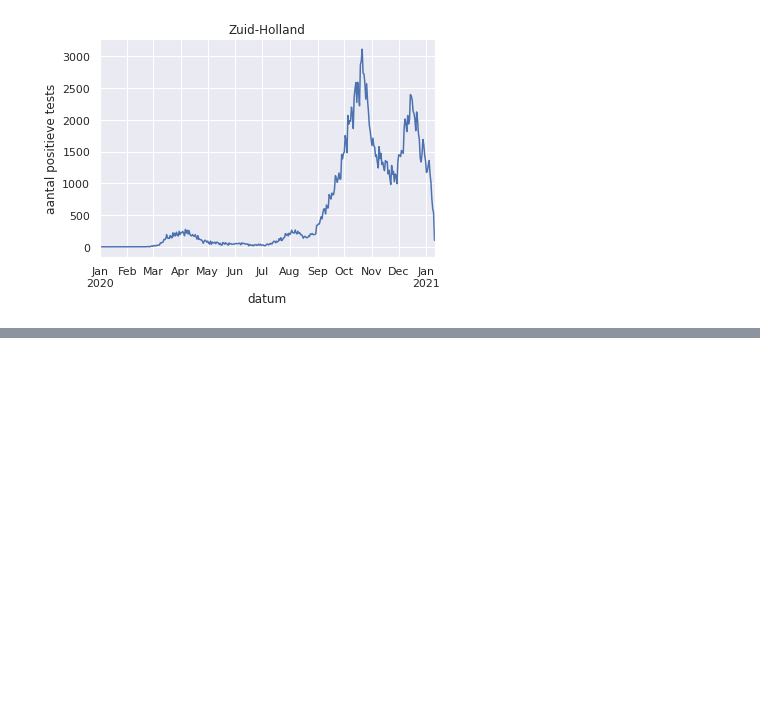
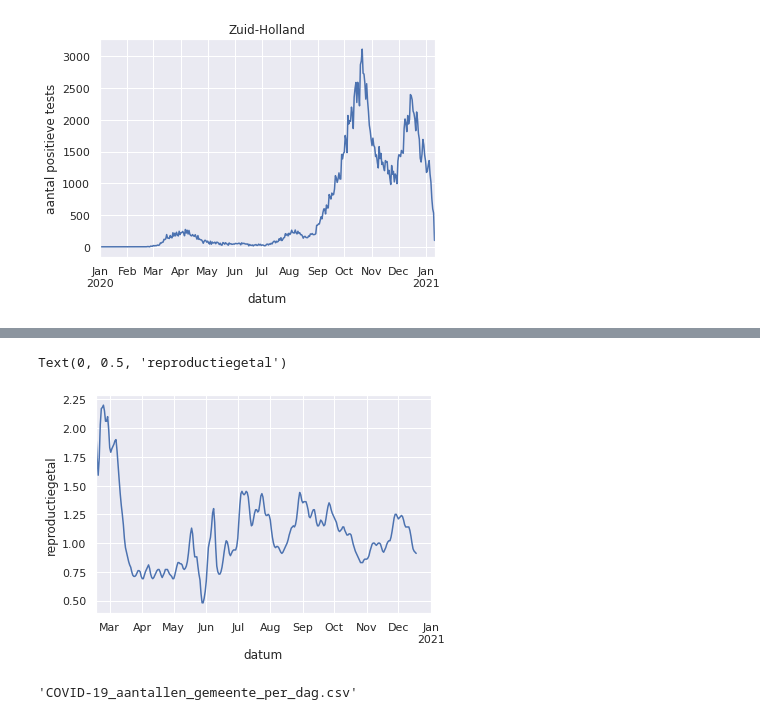
Before and after one commit to tfwittwer/CovidNL, a Jupyter notebook: covidstats.ipynb, the cells around one changed output, grey strips where cells are left out. Cells and saved outputs as stored; diff of their text form; code cells hidden in the pictures; blank space fills up the shorter version.

```diff
--- a/covidstats.ipynb
+++ b/covidstats.ipynb
@@ -55,3 +57,9 @@ plt.title(province)
 # %% [output]
 Text(0.5, 1.0, 'Zuid-Holland')
 [figure]
+# %%
+os.remove('COVID-19_reproductiegetal.json')
+wget.download('https://data.rivm.nl/covid-19/COVID-19_reproductiegetal.json')
+rgdata=pd.read_json('COVID-19_reproductiegetal.json')
+rgdata.set_index('Date',inplace=True)
+rgdata.head()
@@ -57,0 +74,14 @@ Text(0.5, 1.0, 'Zuid-Holland')
+# %%
+rg=rgdata['Rt_avg']
+rg.plot()
+plt.xlabel('datum')
+plt.ylabel('reproductiegetal')
+# %% [output]
+Text(0, 0.5, 'reproductiegetal')
+[figure, added]
+# %%
+import os
+os.remove('COVID-19_aantallen_gemeente_per_dag.csv')
+wget.download('https://data.rivm.nl/covid-19/COVID-19_aantallen_gemeente_per_dag.csv')
+# %% [output]
+'COVID-19_aantallen_gemeente_per_dag.csv'
```
Also changed, not shown: parts of 6 cells of this notebook.
